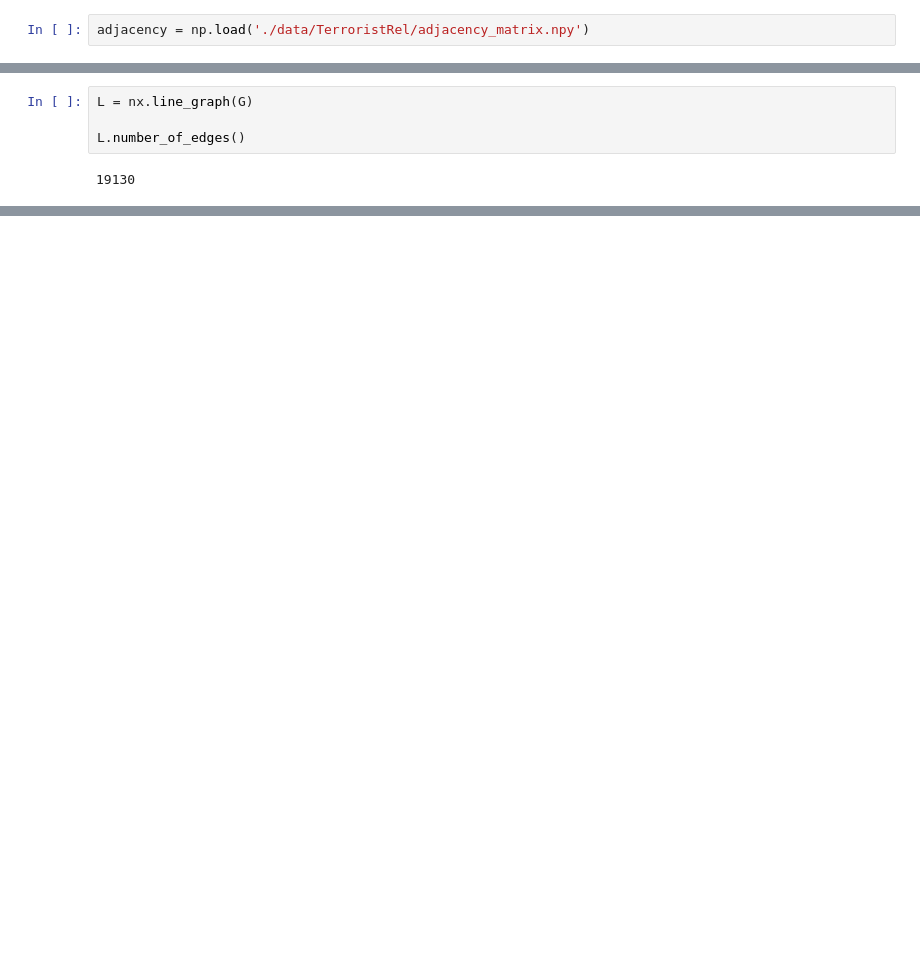
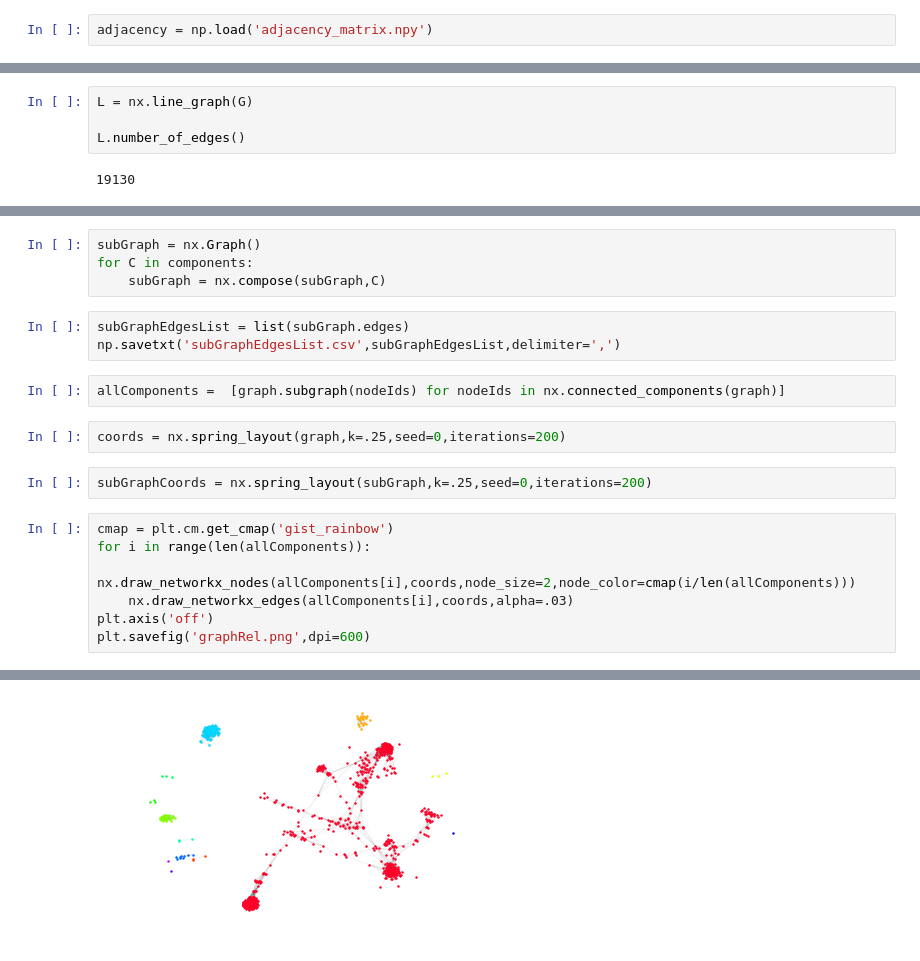
Before and after one commit to Axeln78/TerrorAttacksNtds, a Jupyter notebook: notebooks/TerrRel.ipynb, the cells around one changed output, grey strips where cells are left out. Cells and saved outputs as stored; diff of their text form; blank space fills up the shorter version.

```diff
--- a/notebooks/TerrRel.ipynb
+++ b/notebooks/TerrRel.ipynb
@@ -21,5 +24,5 @@ from scipy import sparse
 # %% [markdown]
 ### Loading the reference data
 # %%
-adjacency = np.load('./data/TerroristRel/adjacency_matrix.npy')
+adjacency = np.load('adjacency_matrix.npy')
 # %%
@@ -135,0 +145,21 @@ nx.draw_spring(L)
+# %%
+subGraph = nx.Graph()
+for C in components:
+    subGraph = nx.compose(subGraph,C)
+# %%
+subGraphEdgesList = list(subGraph.edges)
+np.savetxt('subGraphEdgesList.csv',subGraphEdgesList,delimiter=',')
+# %%
+allComponents =  [graph.subgraph(nodeIds) for nodeIds in nx.connected_components(graph)]
+# %%
+coords = nx.spring_layout(graph,k=.25,seed=0,iterations=200)
+# %%
+subGraphCoords = nx.spring_layout(subGraph,k=.25,seed=0,iterations=200)
+# %%
+cmap = plt.cm.get_cmap('gist_rainbow')
+for i in range(len(allComponents)):
+    nx.draw_networkx_nodes(allComponents[i],coords,node_size=2,node_color=cmap(i/len(allComponents)))
+    nx.draw_networkx_edges(allComponents[i],coords,alpha=.03)
+plt.axis('off')
+plt.savefig('graphRel.png',dpi=600)
+# %% [output]
@@ -135,0 +179 @@ nx.draw_spring(L)
+[figure, added]
```
Also changed, not shown: parts of 8 cells of this notebook, 9 other files.
